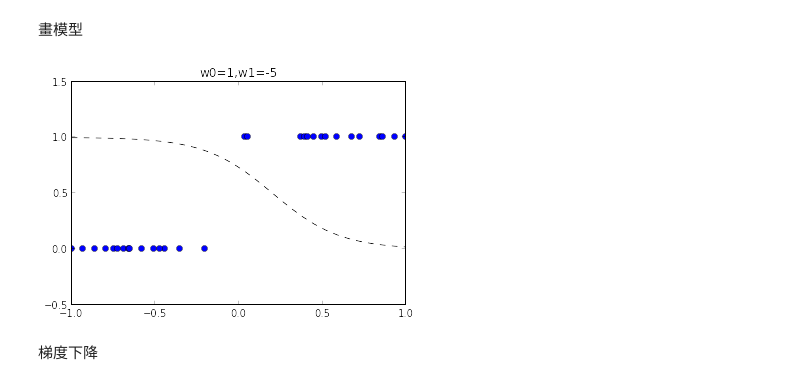
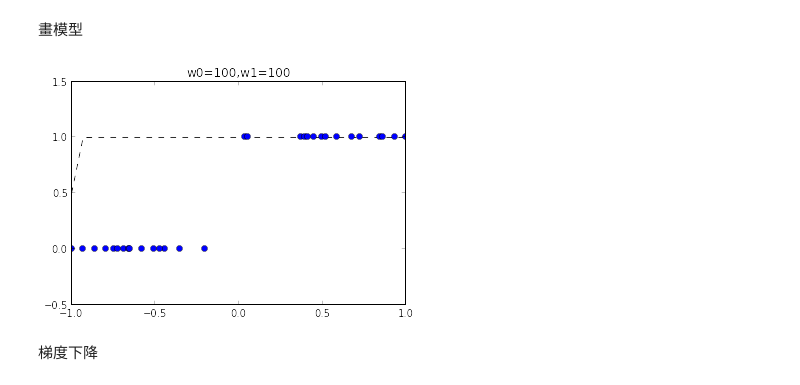
Before and after one commit to ckmarkoh/coscup_nndl, a Jupyter notebook: logistic.ipynb, the cells around one changed output. Cells and saved outputs as stored; diff of their text form; code cells hidden in the pictures.

```diff
--- a/logistic.ipynb
+++ b/logistic.ipynb
@@ -46,19 +46,19 @@ plot_point()
 # %%
 def sigmoid(x):
     return 1./(1.+math.e**(-1*x))
 
 def plot_model( w0,w1):
     h_model = [sigmoid(w0+w1*x) for x in x_grid]
     fig, ax = plt.subplots()
     ax.plot(x_grid , h_model, 'k--')
     ax.plot(x_data, y_data, 'bo' )
     ax.set_xlim((-1, 1))
     ax.set_ylim((-0.5, 1.5))
     ax.set_title("w0=%s,w1=%s"%(w0,w1))
 
-plot_model(1,-5)
+plot_model(100,100)
 # %% [output]
-[figure, old version]
+[figure, new version]
 # %% [markdown]
 梯度下降
 # %%
```
Also changed, not shown: parts of 1 cell of this notebook, 2 other files.
